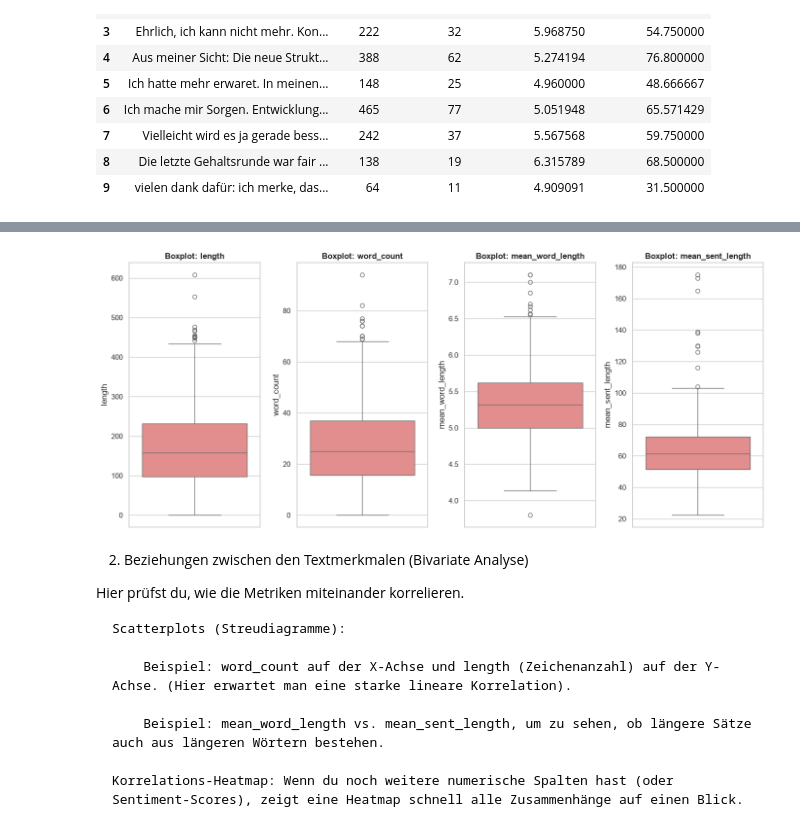
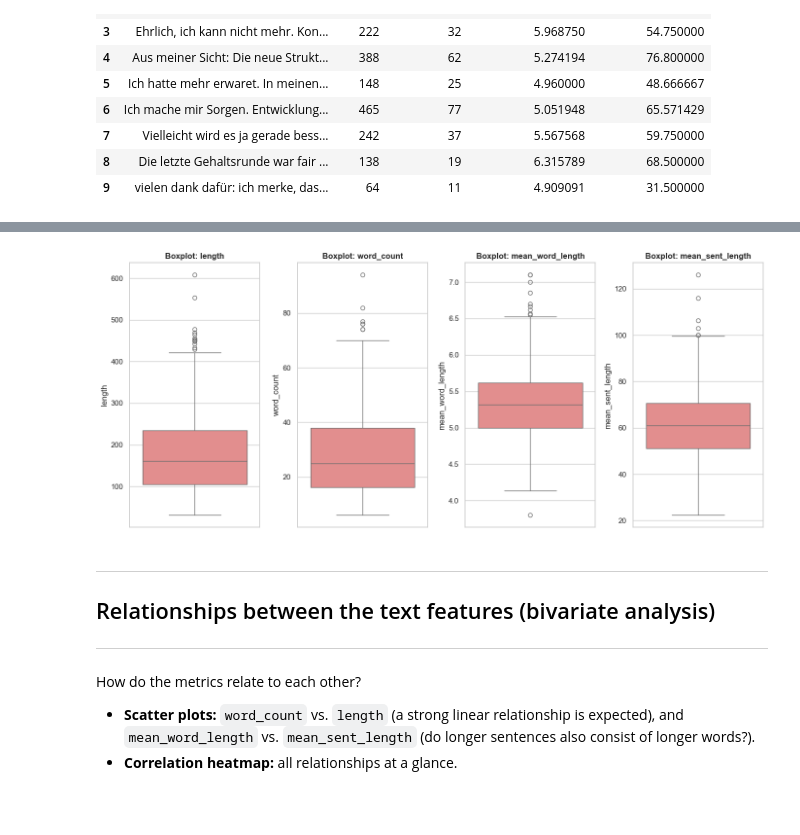
Before and after one commit to IzziePy/ELFI-capstone, a Jupyter notebook: eda.ipynb, the cells around one changed output, grey strips where cells are left out. Saved outputs shown, nothing was run; the diff lists cells and outputs as text; code cells hidden in the pictures; blank space fills up the shorter version.

```diff
--- a/eda.ipynb
+++ b/eda.ipynb
@@ -255,0 +357,5 @@ data[cols_to_recode] = data[cols_to_recode].apply(pd.to_numeric, errors='coerce'
+# %%
+# Per respondent: how often did they use the escape option? A data-quality
+# feature - many escape answers can indicate low involvement or carelessness.
+data['n_no_judgement'] = no_judgement_mask.sum(axis=1).astype(int)
+print(data['n_no_judgement'].describe().round(2))
@@ -972,6 +1205,6 @@ Name: length, dtype: float64
 # %%
-word_count = data['freitext_kommentar'][0].split()
-print(f'Word count in a sample review: {len(word_count)}')
+sample_words = data['freitext_kommentar'].iloc[0].split()
+print(f'Word count in a sample review: {len(sample_words)}')
 # %% [output]
 Word count in a sample review: 19
 # %%
@@ -1056,21 +1317,19 @@ Um zu sehen, wie sich die Werte über alle Kommentare hinweg verteilen (z. B. ob
 # %%
-
-# Spaltennamen aus deiner EDA:
-# 'length', 'word_count', 'mean_word_length', 'mean_sent_length'
-
 text_metrics = ['length', 'word_count', 'mean_word_length', 'mean_sent_length']
 
-# Stil für die Plots festlegen
+# Only responses that contain a comment - the 18 empty ones would produce a
+# spike at zero and distort every distribution.
+comments = data.loc[data['has_comment']]
+
 sns.set_theme(style='whitegrid')
 
-# 1. Histogramme mit KDE für alle Metriken
 plt.figure(figsize=(14, 10))
-for i, col in enumerate(metrics, 1):
-  plt.subplot(2, 2, i)
-  sns.histplot(data=data, x=col, kde=True, color='skyblue')
-  plt.title(f'Verteilung von {col}', fontsize=12, fontweight='bold')
-  plt.xlabel(col)
-  plt.ylabel('Häufigkeit')
+for i, col in enumerate(text_metrics, 1):
+    plt.subplot(2, 2, i)
+    sns.histplot(data=comments, x=col, kde=True, color='skyblue')
+    plt.title(f'Distribution of {col}', fontsize=12, fontweight='bold')
+    plt.xlabel(col)
+    plt.ylabel('Frequency')
 
 plt.tight_layout()
 plt.show()
@@ -1079,27 +1338,27 @@ plt.show()
 # %%
-
-# 2. Boxplots zur Erkennung von Ausreißern
+# Boxplots to detect outliers
 plt.figure(figsize=(14, 6))
-for i, col in enumerate(metrics, 1):
-  plt.subplot(1, 4, i)
-  sns.boxplot(y=data[col], color='lightcoral')
-  plt.title(f'Boxplot: {col}', fontsize=12, fontweight='bold')
-  plt.ylabel(col)
+for i, col in enumerate(text_metrics, 1):
+    plt.subplot(1, 4, i)
+    sns.boxplot(y=comments[col], color='lightcoral')
+    plt.title(f'Boxplot: {col}', fontsize=12, fontweight='bold')
+    plt.ylabel(col)
 
 plt.tight_layout()
 plt.show()
 # %% [output]
-[figure, old version]
+[figure, new version]
 # %% [markdown]
-2. Beziehungen zwischen den Textmerkmalen (Bivariate Analyse)
+---
 
-Hier prüfst du, wie die Metriken miteinander korrelieren.
+## Relationships between the text features (bivariate analysis)
 
-    Scatterplots (Streudiagramme):
+---
 
-        Beispiel: word_count auf der X-Achse und length (Zeichenanzahl) auf der Y-Achse. (Hier erwartet man eine starke lineare Korrelation).
+How do the metrics relate to each other?
 
-        Beispiel: mean_word_length vs. mean_sent_length, um zu sehen, ob längere Sätze auch aus längeren Wörtern bestehen.
-
-    Korrelations-Heatmap: Wenn du noch weitere numerische Spalten hast (oder Sentiment-Scores), zeigt eine Heatmap schnell alle Zusammenhänge auf einen Blick.
+* **Scatter plots:** `word_count` vs. `length` (a strong linear relationship is
+  expected), and `mean_word_length` vs. `mean_sent_length` (do longer sentences
+  also consist of longer words?).
+* **Correlation heatmap:** all relationships at a glance.
 # %%
```
Also changed, not shown: parts of 109 cells of this notebook, 3 other files.
